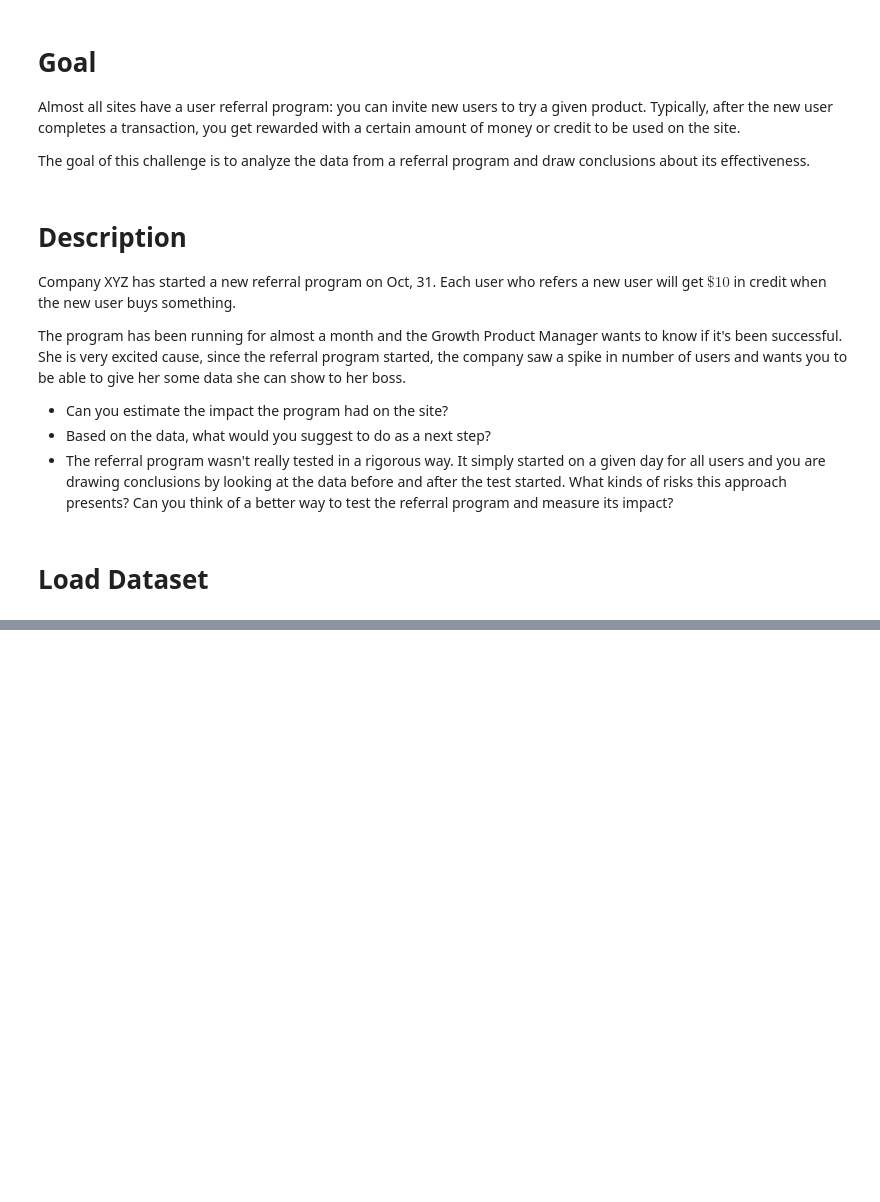
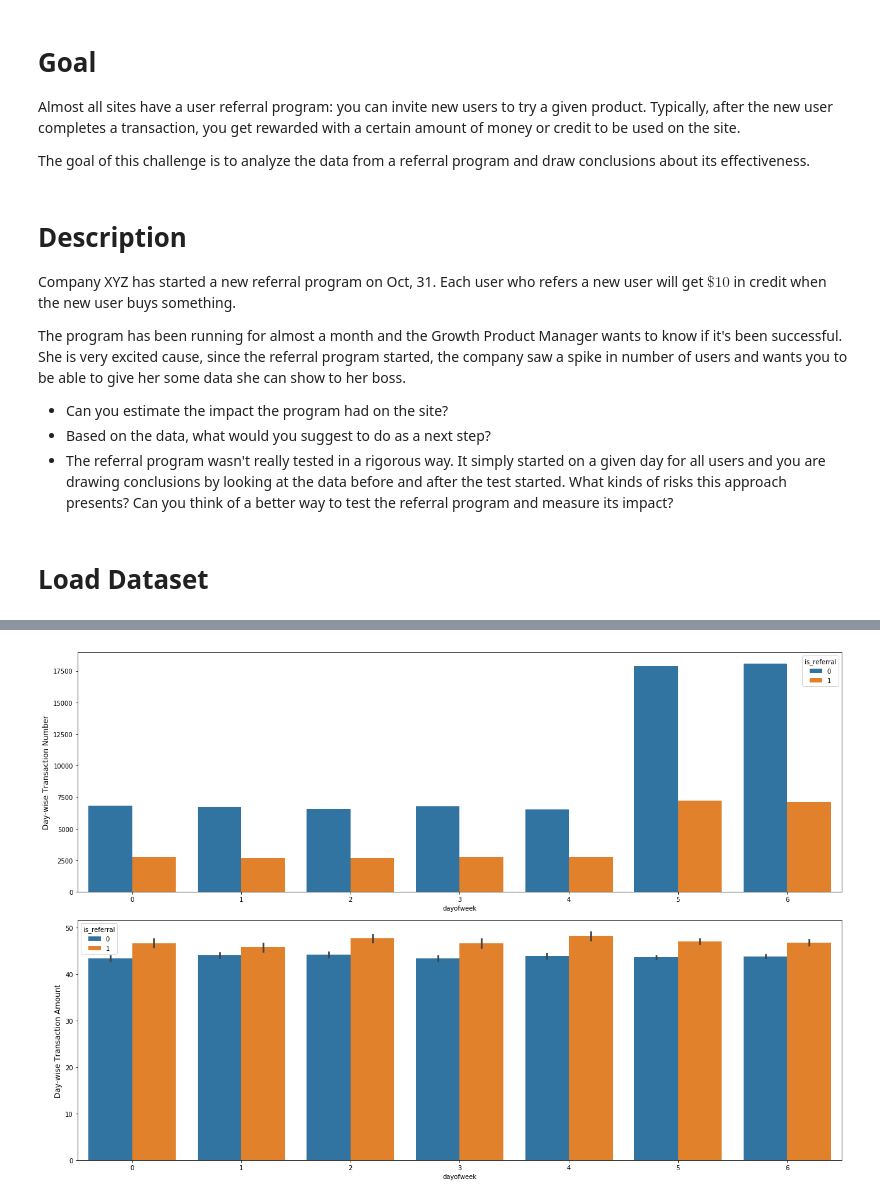
Before and after one commit to JifuZhao/DS-Take-Home, a Jupyter notebook: 11. User Referral Program.ipynb, the cells around one changed output, grey strips where cells are left out. Drawn from its saved outputs; the diff is of its cells as text; code cells hidden in the pictures; blank space fills up the shorter version.

```diff
--- a/11. User Referral Program.ipynb
+++ b/11. User Referral Program.ipynb
@@ -32,0 +100,12 @@ data.describe()
+# %%
+# daily money spent visualization (Monday is 0 and Sunday is 6)
+fig, ax = plt.subplots(nrows=2, ncols=1, figsize=(18, 12))
+sns.countplot(x='dayofweek', hue='is_referral', data=data, ax=ax[0])
+ax[0].set_ylabel('Day-wise Transaction Number', fontsize=12)
+
+sns.barplot(x='dayofweek', y='money_spent', hue='is_referral', data=data, ax=ax[1])
+ax[1].set_ylabel('Day-wise Transaction Amount', fontsize=12)
+plt.tight_layout()
+plt.show()
+# %% [output]
+[figure, added]
```
Also changed, not shown: parts of 27 cells of this notebook.
